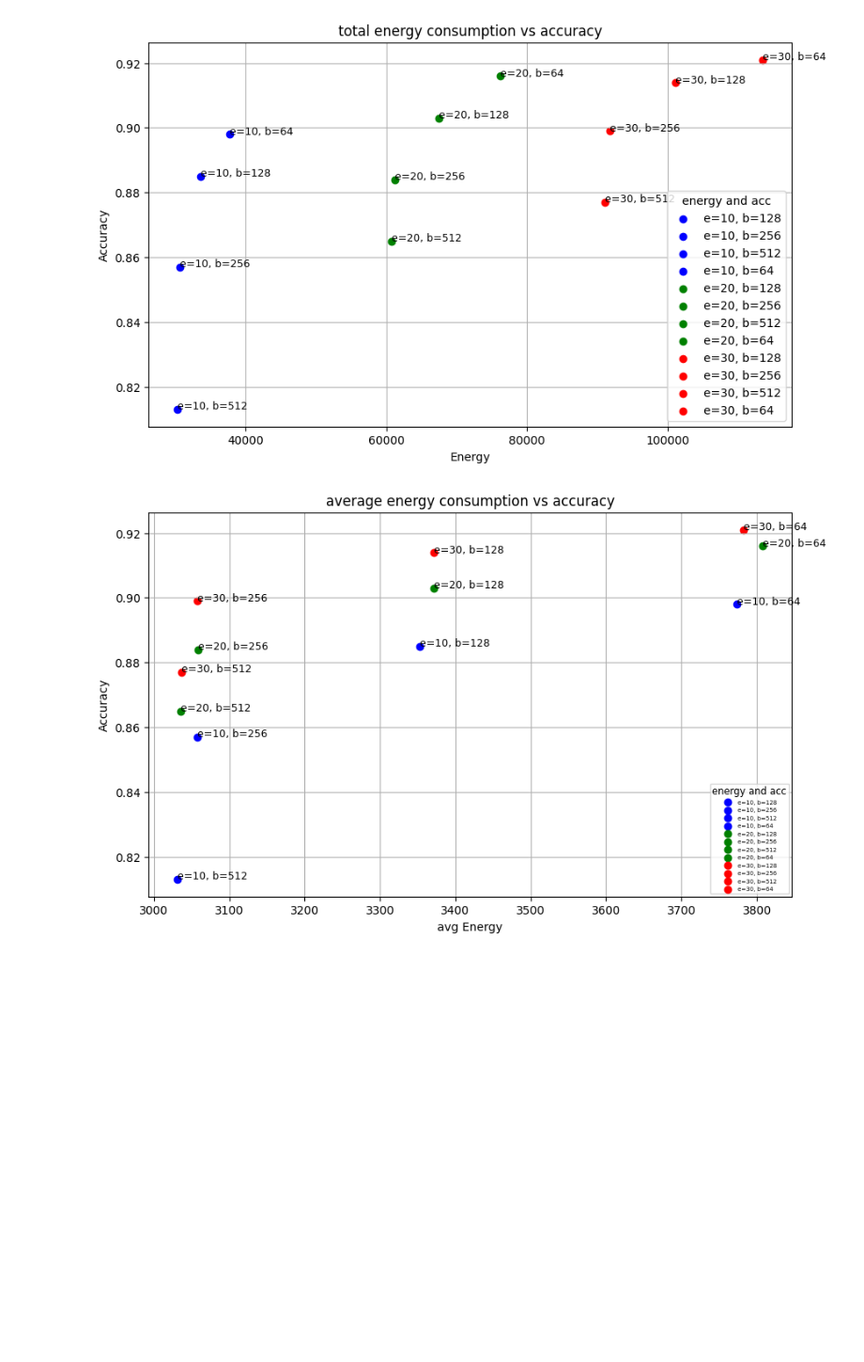
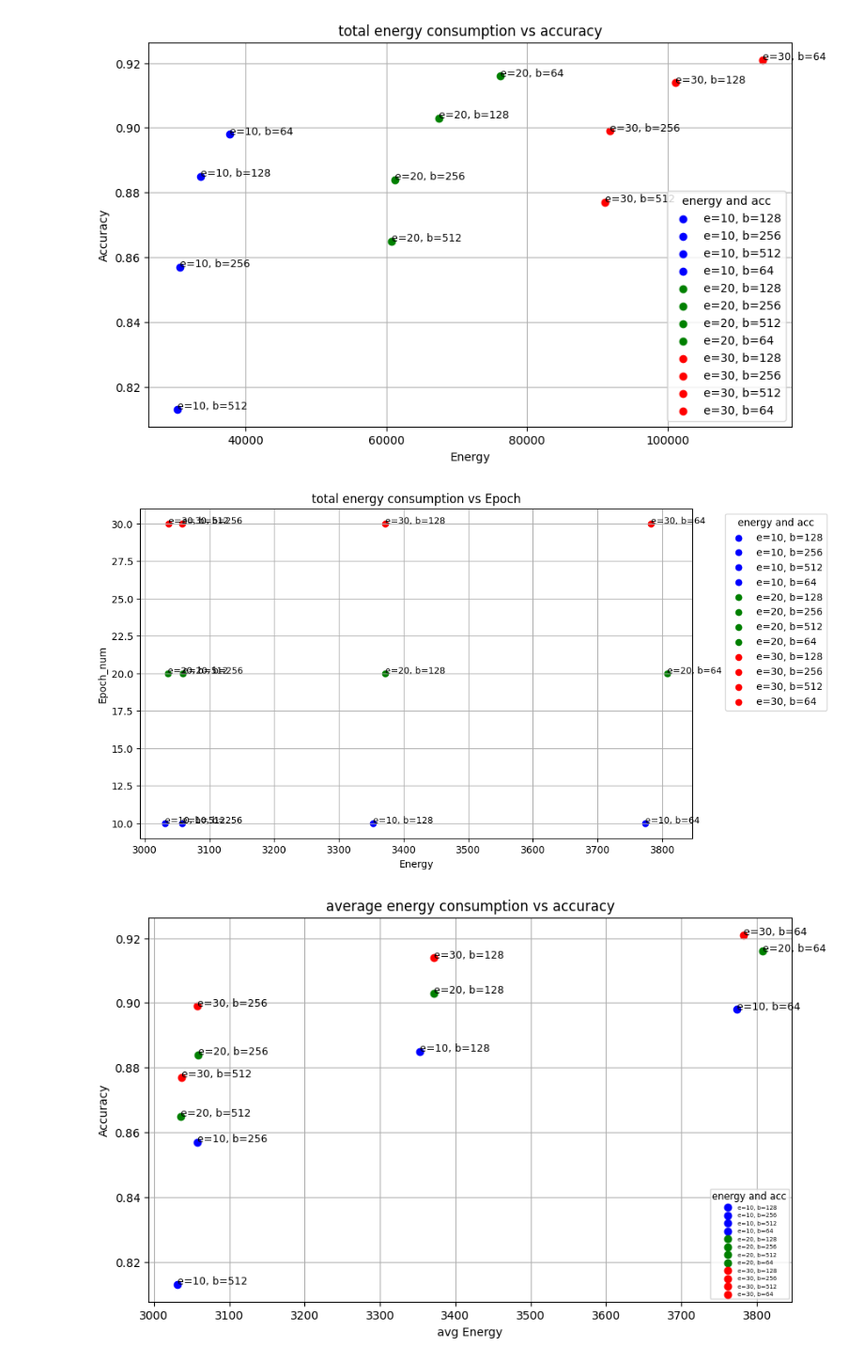
Before and after one commit to dtjgp/GreenAI, a Jupyter notebook: Cloud/3060_95W/code/alexnet_analysis.ipynb, the cells around one changed output. Shown at 94% size. Saved outputs shown, nothing was run; the diff lists cells and outputs as text; code cells hidden in the pictures; blank space fills up the shorter version.

```diff
--- a/Cloud/3060_95W/code/alexnet_analysis.ipynb
+++ b/Cloud/3060_95W/code/alexnet_analysis.ipynb
@@ -94,8 +94,11 @@ avgenergy_acc = {}
 energy_acc = {}
 avgenergy_power = {}
 avgpower_std = {}
+epochpower_std = {}
+epochpower_epoch = {}
 
 for eb_comb in epoch_batch_folders:
+    epoch_num = eb_comb[0]
     print('The epoch and batch size combination is:', eb_comb)
     # show the lenth of the values in the dictionary
     num_values = len(epoch_batch_folders[eb_comb])
@@ -158,11 +161,16 @@ for eb_comb in epoch_batch_folders:
     energy_acc[eb_comb] = (avg_acc, avg_energy)
     avgenergy_power[eb_comb] = (powersec, avg_avgenergy)
     avgpower_std[eb_comb] = (powersec, powerstd)
+    epochpower_std[eb_comb] = (avg_avgenergy, powerstd)
+    epochpower_epoch[eb_comb] = (epoch_num, avg_avgenergy)
+
 
 print('The energy consumption and accuracy are:', energy_acc)
 print('The average energy consumption and accuracy are:', avgenergy_acc)
 print('The power consumption per second is:', avgenergy_power)
 print('The power consumption and std are:', avgpower_std)
+print('The power consumption and std of epoch are:', epochpower_std)
+print('The power consumption and epoch are:', epochpower_epoch)
 # %% [output]
 The same epoch and batch size are: [(10, 128), (10, 128), (10, 128), (10, 128), (10, 128), (10, 256), (10, 256), (10, 256), (10, 256), (10, 256), (10, 512), (10, 512), (10, 512), (10, 512), (10, 512), ...
 The epoch and batch size folders are: {(10, 128): ['E10_B128_R0', 'E10_B128_R1', 'E10_B128_R2', 'E10_B128_R3', 'E10_B128_R4'], (10, 256): ['E10_B256_R0', 'E10_B256_R1', 'E10_B256_R2', 'E10_B256_R3', ' ...
@@ -218,6 +226,41 @@ plt.legend(title="energy and acc")
 plt.show()
 # %% [output]
 [figure]
+# %%
+'''
+The accuracy is the average of 5 rounds final test accuracy
+The energy consumption is the total of 5 rounds total energy consumption
+'''
+# Prepare lists for plotting
+energies = [float(values[1]) for values in epochpower_epoch.values()]
+epoch = [float(values[0]) for values in epochpower_epoch.values()]
+labels = [f"e={key[0]}, b={key[1]}" for key in epochpower_epoch.keys()]
+
+# Extracting unique Param1 values and assigning colors
+unique_param1 = np.unique([key[0] for key in epochpower_epoch.keys()])
+colors = ['blue', 'green', 'red']
+color_map = dict(zip(unique_param1, colors))
+
+# Prepare lists for plotting with colors
+colors_for_plot = [color_map[key[0]] for key in epochpower_epoch.keys()]
+
+# Create scatter plot with colors
+plt.figure(figsize=(10, 6))
+for (energy, epochi, label, color) in zip(energies, epoch, labels, colors_for_plot):
+    plt.scatter(energy, epochi, color=color, label=label if label.split(',')[0] not in plt.gca().get_legend_handles_labels()[1] else "")
+    plt.text(energy, epochi, label, fontsize=9)
+
+# Adding titles and labels
+plt.title('total energy consumption vs Epoch')
+plt.xlabel('Energy')
+plt.ylabel('Epoch_num')
+plt.grid(True)
+plt.legend(title="energy and acc", bbox_to_anchor=(1.05, 1), loc='upper left')
+
+# Show plot
+plt.show()
+# %% [output]
+[figure, added]
 # %%
 '''
 The accuracy is the average of 5 rounds final test accuracy
```
Also changed, not shown: parts of 4 cells of this notebook, 15 other files.
